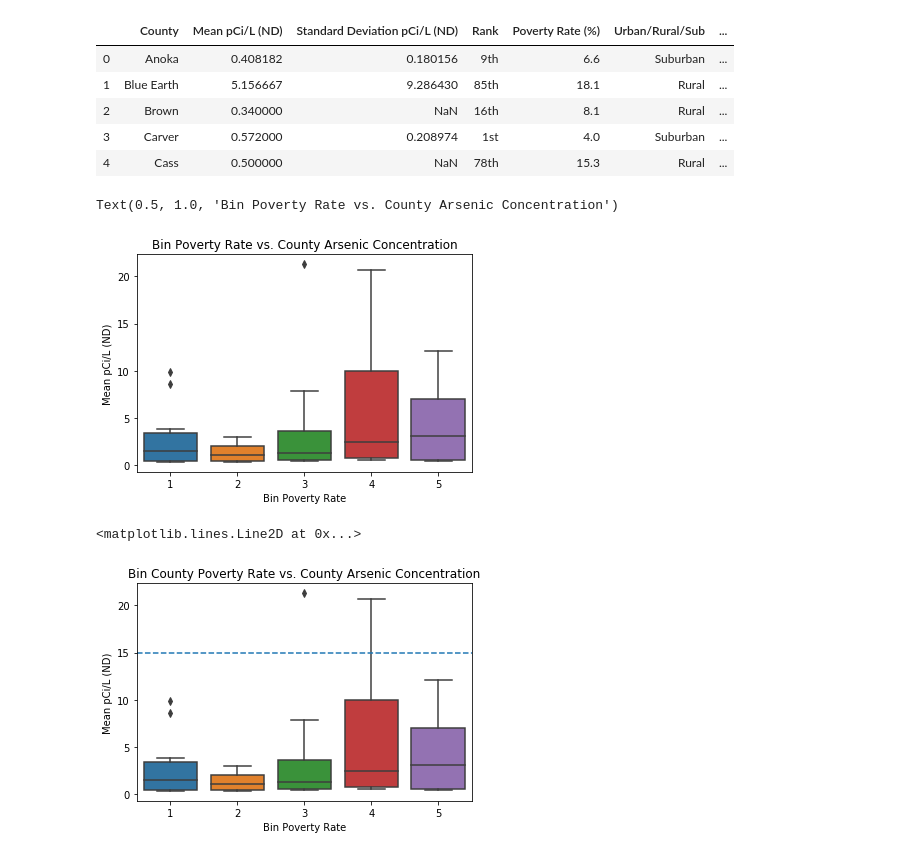
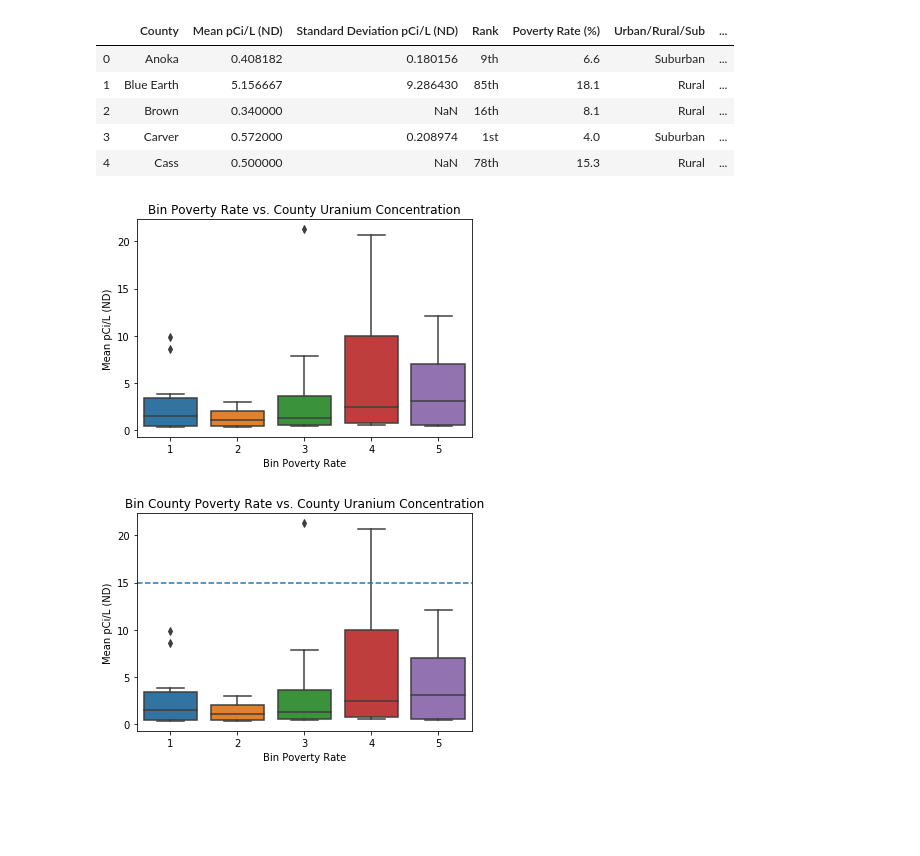
Before and after one commit to bkaczmarczik28/MN-Drinking-Water-Quality, a Jupyter notebook: PovertyByCounty-Uranium.ipynb, the cells around one changed output. Saved outputs shown, nothing was run; the diff lists cells and outputs as text; code cells hidden in the pictures; blank space fills up the shorter version.

```diff
--- a/PovertyByCounty-Uranium.ipynb
+++ b/PovertyByCounty-Uranium.ipynb
@@ -218,17 +219,19 @@ county_combined.head()
 # %%
 #graph boxplot of poverty rate vs. bin poverty rate
 ax=sns.boxplot(x=county_combined["Bin Poverty Rate"], y=county_combined["Mean pCi/L (ND)"])
-ax.axes.set_title("Bin Poverty Rate vs. County Arsenic Concentration")
+ax.axes.set_title("Bin Poverty Rate vs. County Uranium Concentration")
+plt.savefig("boxplot_uranium2017.png")
+plt.show()
 # %% [output]
-Text(0.5, 1.0, 'Bin Poverty Rate vs. County Arsenic Concentration')
-[figure, old version]
+[figure, new version]
 # %%
 #The highest level of a contaminant that the EPA allows in public drinking water systems.
 #The EPA sets MCLs at levels that are economically and technologically feasible.
 #Arsenic: 15 picocuries per liter (pCi/L)
 ax=sns.boxplot(x=county_combined["Bin Poverty Rate"], y=county_combined["Mean pCi/L (ND)"])
-ax.axes.set_title("Bin County Poverty Rate vs. County Arsenic Concentration")
+ax.axes.set_title("Bin County Poverty Rate vs. County Uranium Concentration")
 ax.axhline(15, ls='--')
+plt.savefig("boxplot_line_uranium2017.png")
+plt.show()
 # %% [output]
-<matplotlib.lines.Line2D at 0x...>
-[figure, old version]
+[figure, new version]
```
Also changed, not shown: parts of 4 cells of this notebook, 15 other files.
